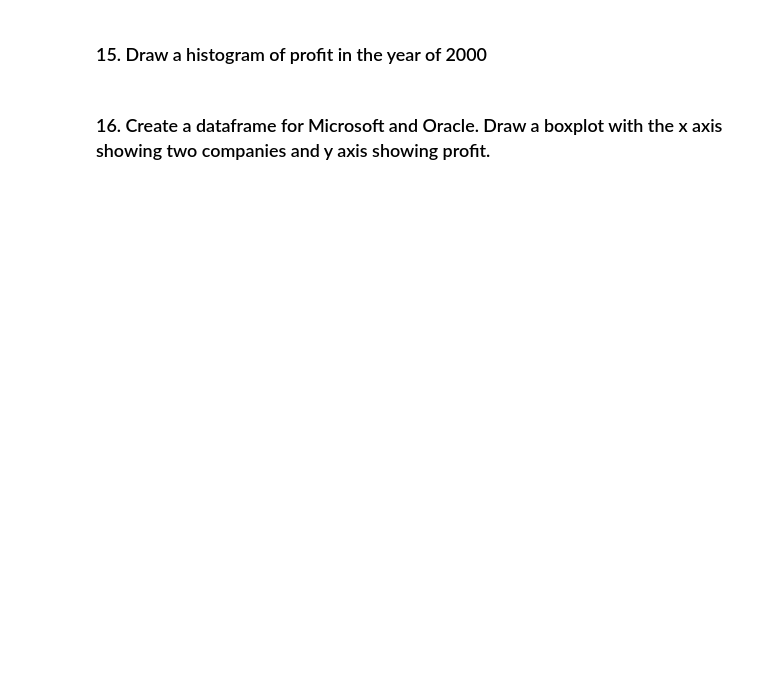
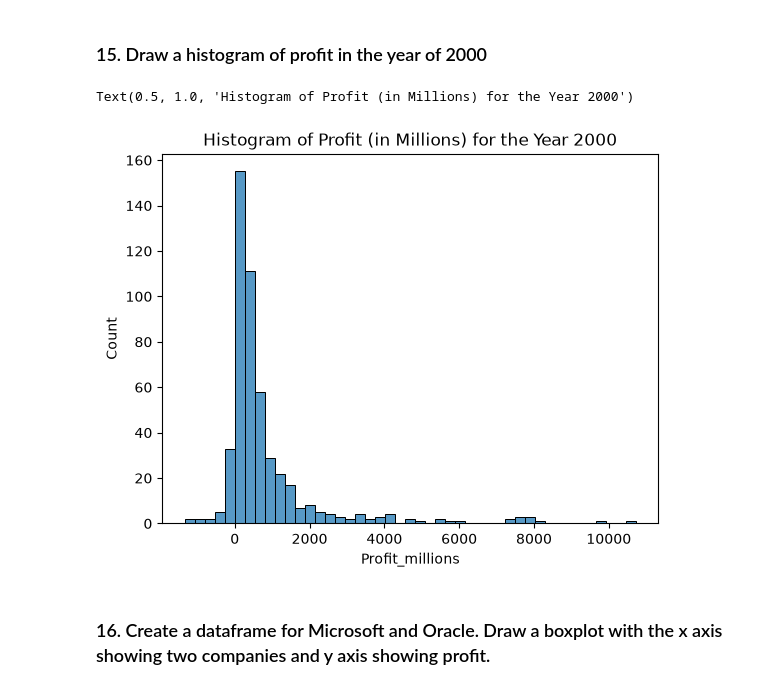
Before and after one commit to ethnicgarbage/comm4259-work, a Jupyter notebook: Lab 3/Lab_03-Exercise.ipynb, the cells around one changed output. Saved outputs shown, nothing was run; the diff lists cells and outputs as text; code cells hidden in the pictures; blank space fills up the shorter version.

```diff
--- a/Lab 3/Lab_03-Exercise.ipynb
+++ b/Lab 3/Lab_03-Exercise.ipynb
@@ -197,4 +249,13 @@ Name: Company, dtype: str
 # %% [markdown]
 ### 15. Draw a histogram of profit in the year of 2000
+# %%
+df1 = df.loc[df.Year == 2000]
+# %%
+import seaborn as sns
+
+sns.histplot(df1.Profit_millions.dropna(), kde = False).set_title("Histogram of Profit (in Millions) for the Year 2000")
+# %% [output]
+Text(0.5, 1.0, 'Histogram of Profit (in Millions) for the Year 2000')
+[figure, added]
 # %% [markdown]
 ### 16. Create a dataframe for Microsoft and Oracle. Draw a boxplot with the x axis showing two companies and y axis showing profit.
```
Also changed, not shown: parts of 8 cells of this notebook.
